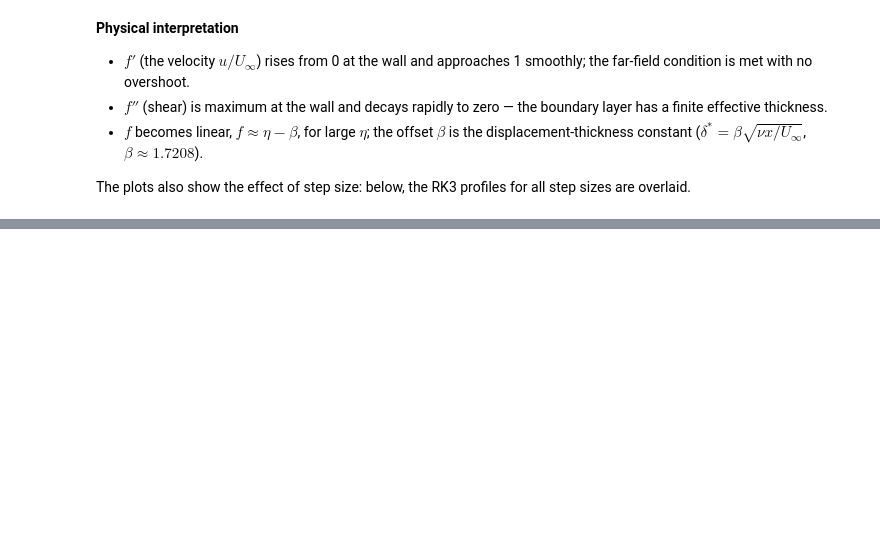
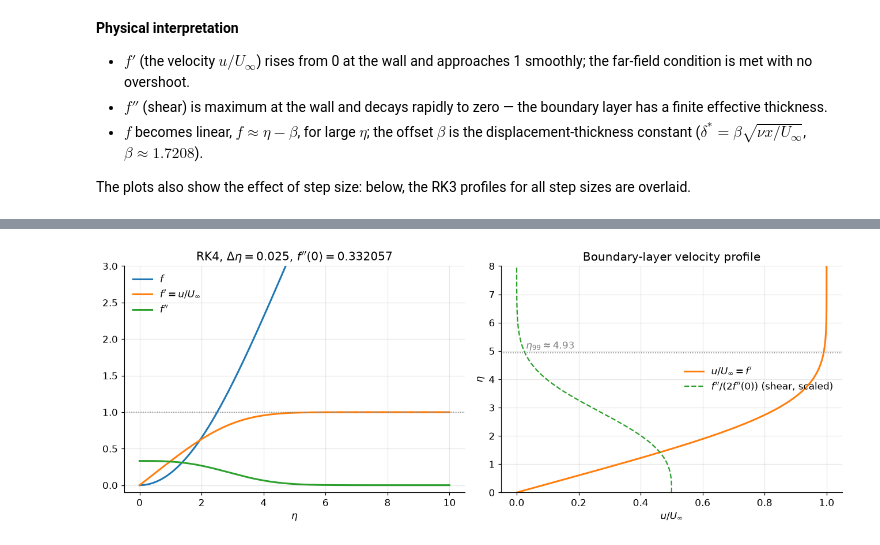
Before and after one commit to aneeshasokan710/AE801_2026, a Jupyter notebook: numode_bvp/Shooting Method for the Blasius Boundary-Layer Equation.ipynb, the cells around one changed output, grey strips where cells are left out. Cells and saved outputs as stored; diff of their text form; code cells hidden in the pictures; blank space fills up the shorter version.

```diff
--- a/numode_bvp/Shooting Method for the Blasius Boundary-Layer Equation.ipynb
+++ b/numode_bvp/Shooting Method for the Blasius Boundary-Layer Equation.ipynb
@@ -596,0 +632,5 @@ The plots also show the effect of step size: below, the RK3 profiles for all ste
+# %%
+s_rk4_fine = rk4_rows[-1, 1]
+eta4, Y4 = plot_profiles("RK4", 0.025, s_rk4_fine)
+# %% [output]
+[figure, added]
```
Also changed, not shown: parts of 11 cells of this notebook.
